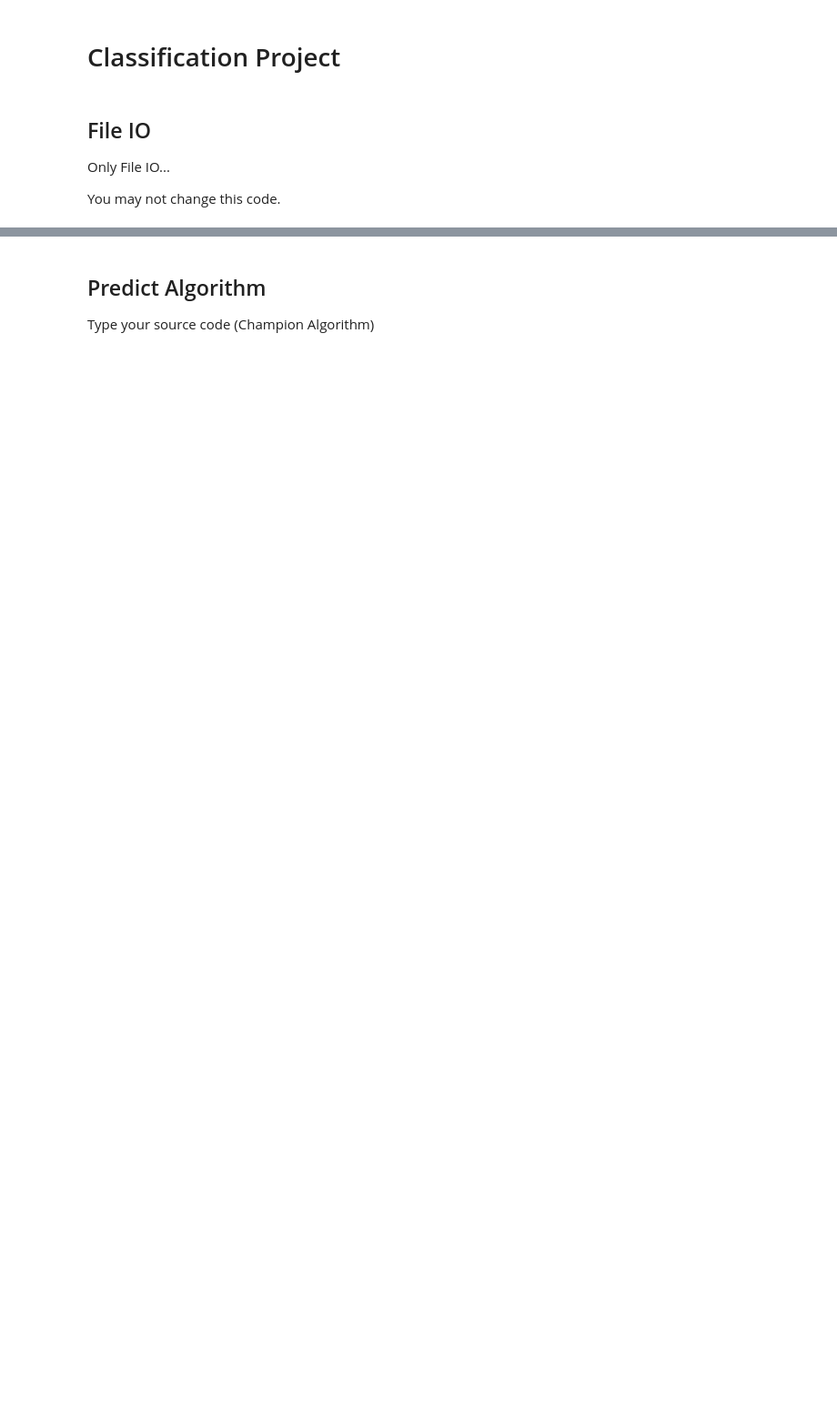
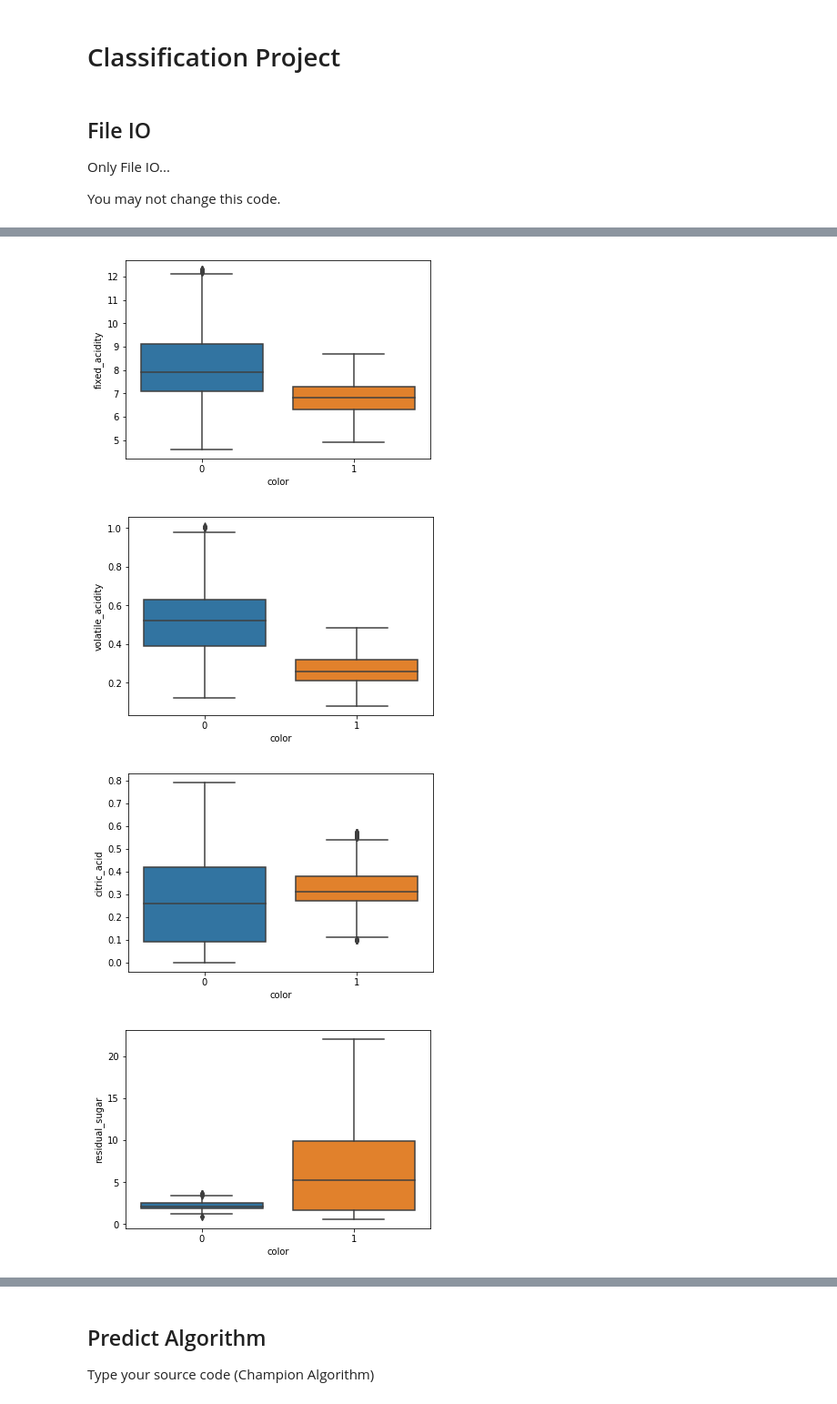
Before and after one commit to Junhyuck-Woo/CAU-ArtificialIntelligence, a Jupyter notebook: model/YuseonSujin/Classification_Wine.ipynb, the cells around one changed output, grey strips where cells are left out. Shown at 91% size. Saved outputs shown, nothing was run; the diff lists cells and outputs as text; code cells hidden in the pictures; blank space fills up the shorter version.

```diff
--- a/model/YuseonSujin/Classification_Wine.ipynb
+++ b/model/YuseonSujin/Classification_Wine.ipynb
@@ -74,0 +123,7 @@ AttributeError: 'NoneType' object has no attribute 'plt'
+# %%
+df = data.copy(deep=True)
+
+types = df['color'].unique()
+d = {type: df[df['color'] == type] for type in types}
+
+d[1]
@@ -74,0 +149,14 @@ AttributeError: 'NoneType' object has no attribute 'plt'
+# %%
+low = .25
+high = .75
+
+bounds = {}
+for type in types:
+    filt_df = d[type].loc[:, d[type].columns != 'color']
+    quant_df = filt_df.quantile([low, high])
+    IQR = quant_df.iloc[1,:]- quant_df.iloc[0,:]
+    quant_df.iloc[0,:] = quant_df.iloc[0,:] - 1.5*IQR
+    quant_df.iloc[1,:] = quant_df.iloc[1,:] + 1.5*IQR
+    bounds[type] = quant_df
+
+bounds[1]
@@ -74,0 +167,6 @@ AttributeError: 'NoneType' object has no attribute 'plt'
+# %%
+filt_df = d[1].loc[:, d[1].columns != 'color'] # Remove 'Type' Column
+filt_df = filt_df.apply(lambda x: x[(x>bounds[1].loc[low,x.name]) & (x < bounds[1].loc[high,x.name])], axis=0)
+filt_df = pd.concat([filt_df,d[1].loc[:,'color']], axis=1)
+
+filt_df
@@ -74,0 +192,11 @@ AttributeError: 'NoneType' object has no attribute 'plt'
+# %%
+df_new = {}
+
+for type in types:
+    filt_df = d[type].loc[:, d[type].columns != 'color'] # Remove 'Type' Column
+    filt_df = filt_df.apply(lambda x: x[(x>bounds[type].loc[low,x.name]) & (x < bounds[type].loc[high,x.name])], axis=0)
+    df_new[type] = pd.concat([filt_df,d[type].loc[:,'color']], axis=1)
+
+
+data_new = result = pd.concat(df_new)
+data_new
@@ -74,0 +222,12 @@ AttributeError: 'NoneType' object has no attribute 'plt'
+# %%
+# Now we have our glass data that has all outliers removed
+# Check out the boxplot again
+
+for i in range(len(feature_names)-1):
+    figure = plt.figure()
+    ax = sns.boxplot(x='color', y=feature_names[i], data=data_new)
+# %% [output]
+[figure, added]
+[figure, added]
+[figure, added]
+[figure, added]
```
Also changed, not shown: parts of 17 cells of this notebook.
